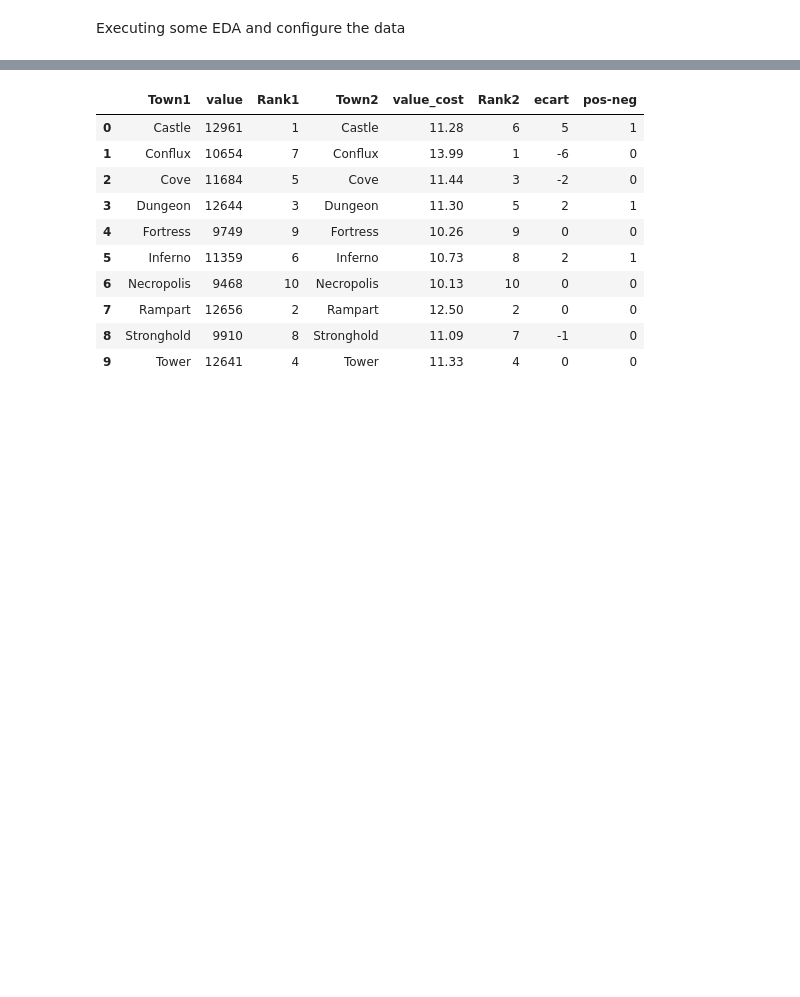
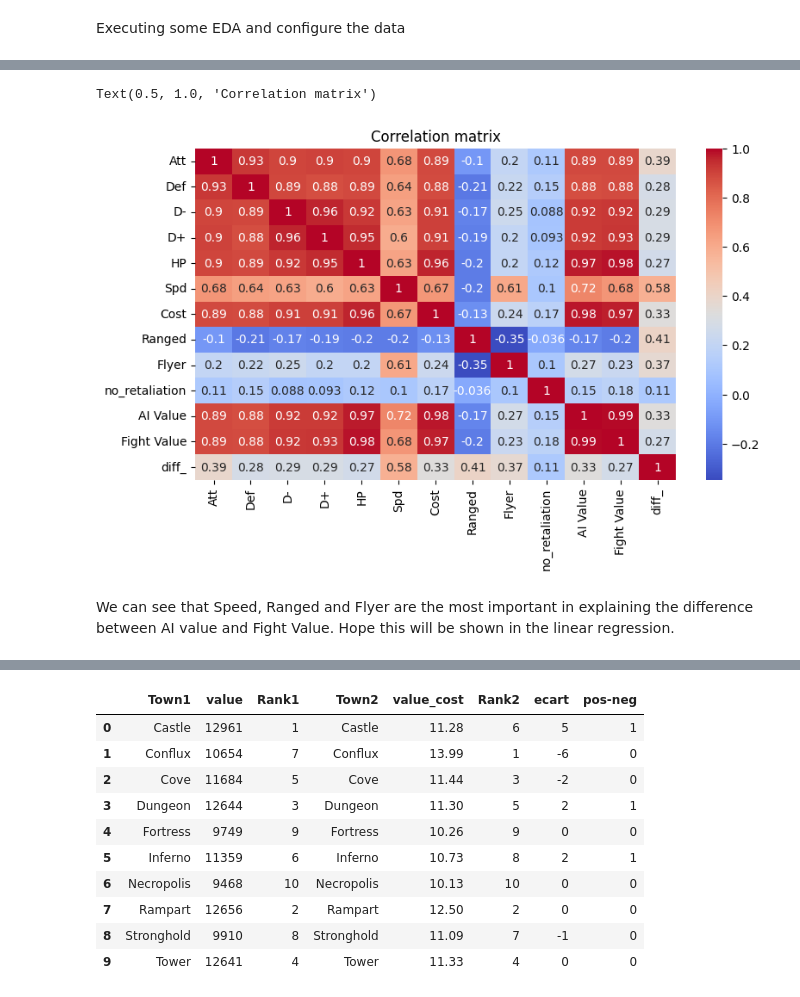
Before and after one commit to tazar09/h3_working_repo, a Jupyter notebook: h3_castles.ipynb, the cells around one changed output, grey strips where cells are left out. Drawn from its saved outputs; the diff is of its cells as text; code cells hidden in the pictures; blank space fills up the shorter version.

```diff
--- a/h3_castles.ipynb
+++ b/h3_castles.ipynb
@@ -312,3 +415,15 @@ Executing some EDA and configure the data
+# %%
+dfa = df[['Name', 'Att', 'Def', 'D-', 'D+', 'HP', 'Spd', 'Cost', 'Ranged', 'Flyer',
+       'no_retaliation', 'AI Value', 'Fight Value', 'diff_']]
+corr_matrix = dfa.corr(method = 'pearson')
+plt.figure(figsize = (9, 5))
+sns.heatmap(corr_matrix, annot = True, cmap = 'coolwarm')
+plt.title('Correlation matrix')
+# %% [output]
+Text(0.5, 1.0, 'Correlation matrix')
+[figure, added]
+# %% [markdown]
+We can see that Speed, Ranged and Flyer are the most important in explaining the difference between AI value and Fight Value. Hope this will be shown in the linear regression.
 # %%
 dftest = df[df['Upgraded'] == 1]
 # %%
```
Also changed, not shown: parts of 37 cells of this notebook.
